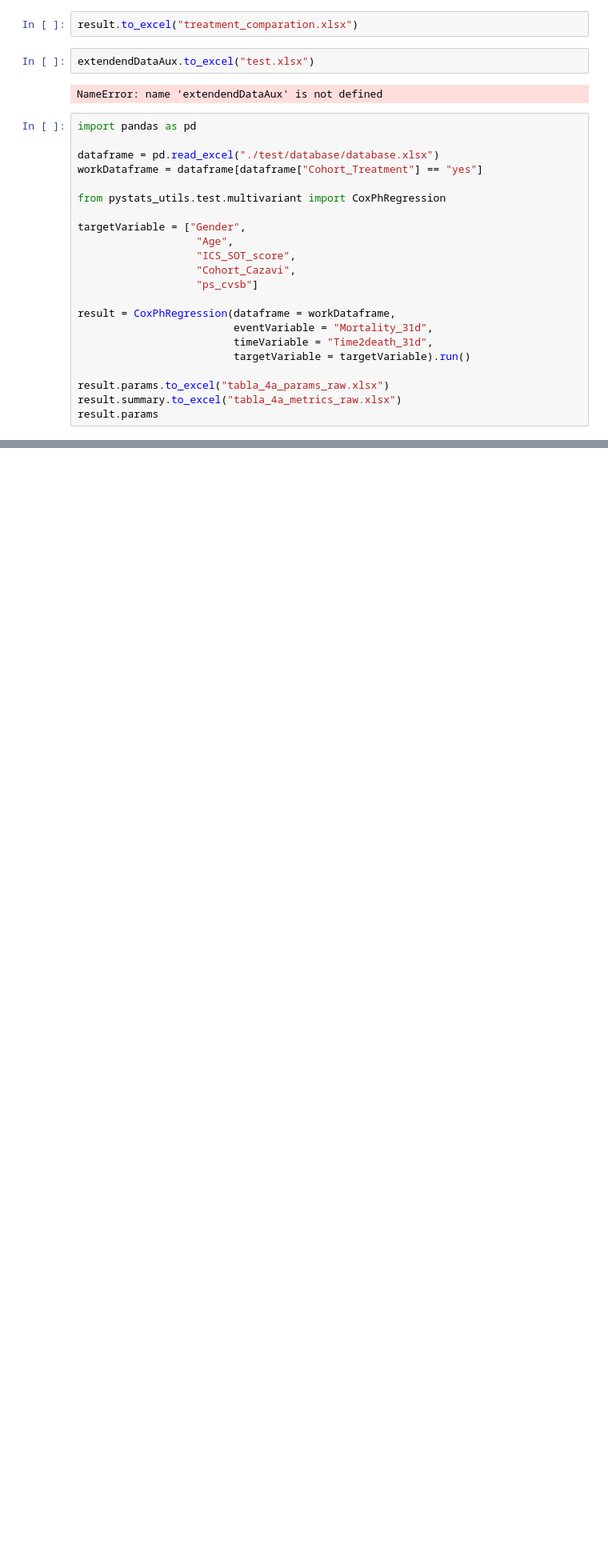
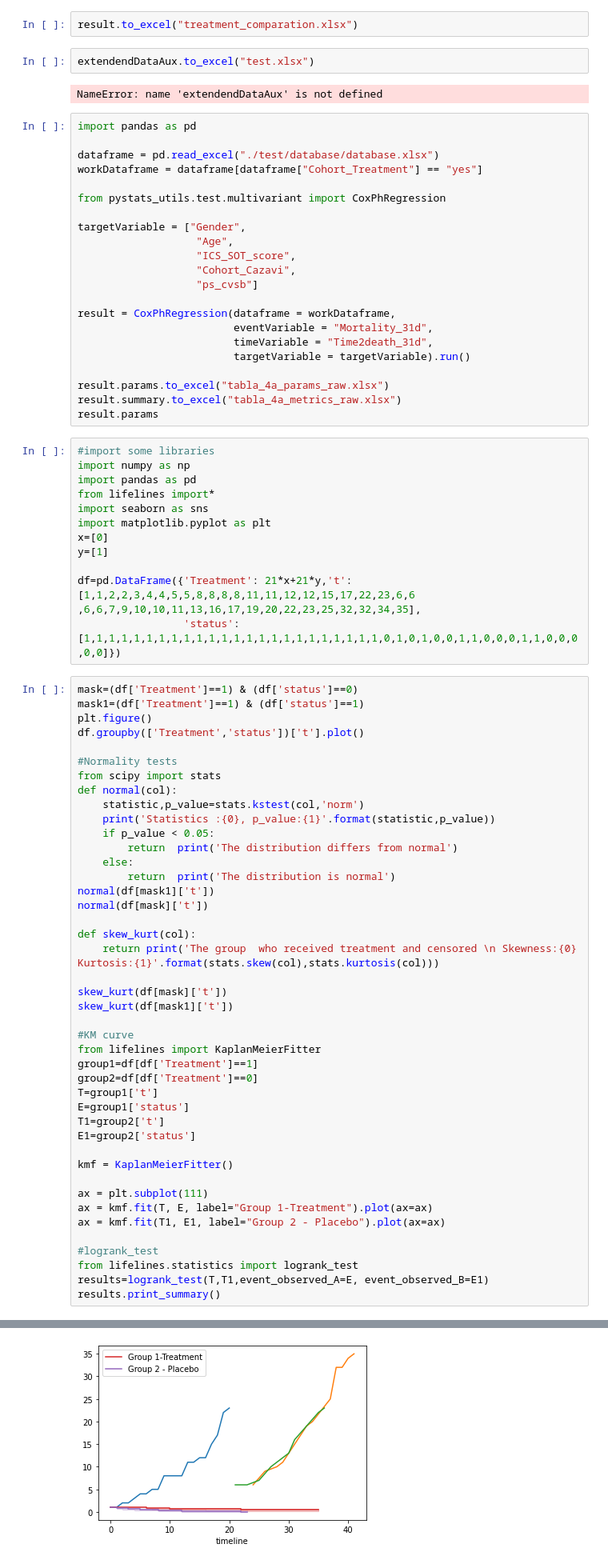
Before and after one commit to JuantonioMS/pystats_utils_base, a Jupyter notebook: plot.ipynb, the cells around one changed output, grey strips where cells are left out. Shown at 80% size. Saved outputs shown, nothing was run; the diff lists cells and outputs as text; blank space fills up the shorter version.

Commit message:
Log Rank test build up

```diff
--- a/plot.ipynb
+++ b/plot.ipynb
@@ -216,3 +212,59 @@ result = CoxPhRegression(dataframe = workDataframe,
 result.params.to_excel("tabla_4a_params_raw.xlsx")
 result.summary.to_excel("tabla_4a_metrics_raw.xlsx")
 result.params
+# %%
+#import some libraries
+import numpy as np
+import pandas as pd
+from lifelines import*
+import seaborn as sns
+import matplotlib.pyplot as plt
+x=[0]
+y=[1]
+
+df=pd.DataFrame({'Treatment': 21*x+21*y,'t':[1,1,2,2,3,4,4,5,5,8,8,8,8,11,11,12,12,15,17,22,23,6,6                                                ,6,6,7,9,10,10,11,13,16,17,19,20,22,23,25,32,32,34,35],
+                 'status':[1,1,1,1,1,1,1,1,1,1,1,1,1,1,1,1,1,1,1,1,1,1,1,1,0,1,0,1,0,0,1,1,0,0,0,1,1,0,0,0,0,0]})
+# %%
+mask=(df['Treatment']==1) & (df['status']==0)
+mask1=(df['Treatment']==1) & (df['status']==1)
+plt.figure()
+df.groupby(['Treatment','status'])['t'].plot()
+
+#Normality tests
+from scipy import stats
+def normal(col):
+    statistic,p_value=stats.kstest(col,'norm')
+    print('Statistics :{0}, p_value:{1}'.format(statistic,p_value))
+    if p_value < 0.05:
+        return  print('The distribution differs from normal')
+    else:
+        return  print('The distribution is normal')
+normal(df[mask1]['t'])
+normal(df[mask]['t'])
+
+def skew_kurt(col):
+    return print('The group  who received treatment and censored \n Skewness:{0} Kurtosis:{1}'.format(stats.skew(col),stats.kurtosis(col)))
+
+skew_kurt(df[mask]['t'])
+skew_kurt(df[mask1]['t'])
+
+#KM curve
+from lifelines import KaplanMeierFitter
+group1=df[df['Treatment']==1]
+group2=df[df['Treatment']==0]
+T=group1['t']
+E=group1['status']
+T1=group2['t']
+E1=group2['status']
+
+kmf = KaplanMeierFitter()
+
+ax = plt.subplot(111)
+ax = kmf.fit(T, E, label="Group 1-Treatment").plot(ax=ax)
+ax = kmf.fit(T1, E1, label="Group 2 - Placebo").plot(ax=ax)
+
+#logrank_test
+from lifelines.statistics import logrank_test
+results=logrank_test(T,T1,event_observed_A=E, event_observed_B=E1)
+results.print_summary()
+# %% [output]
@@ -218,0 +285 @@ result.params
+[figure, added]
```
Also changed, not shown: parts of 3 cells of this notebook, 8 other files.
